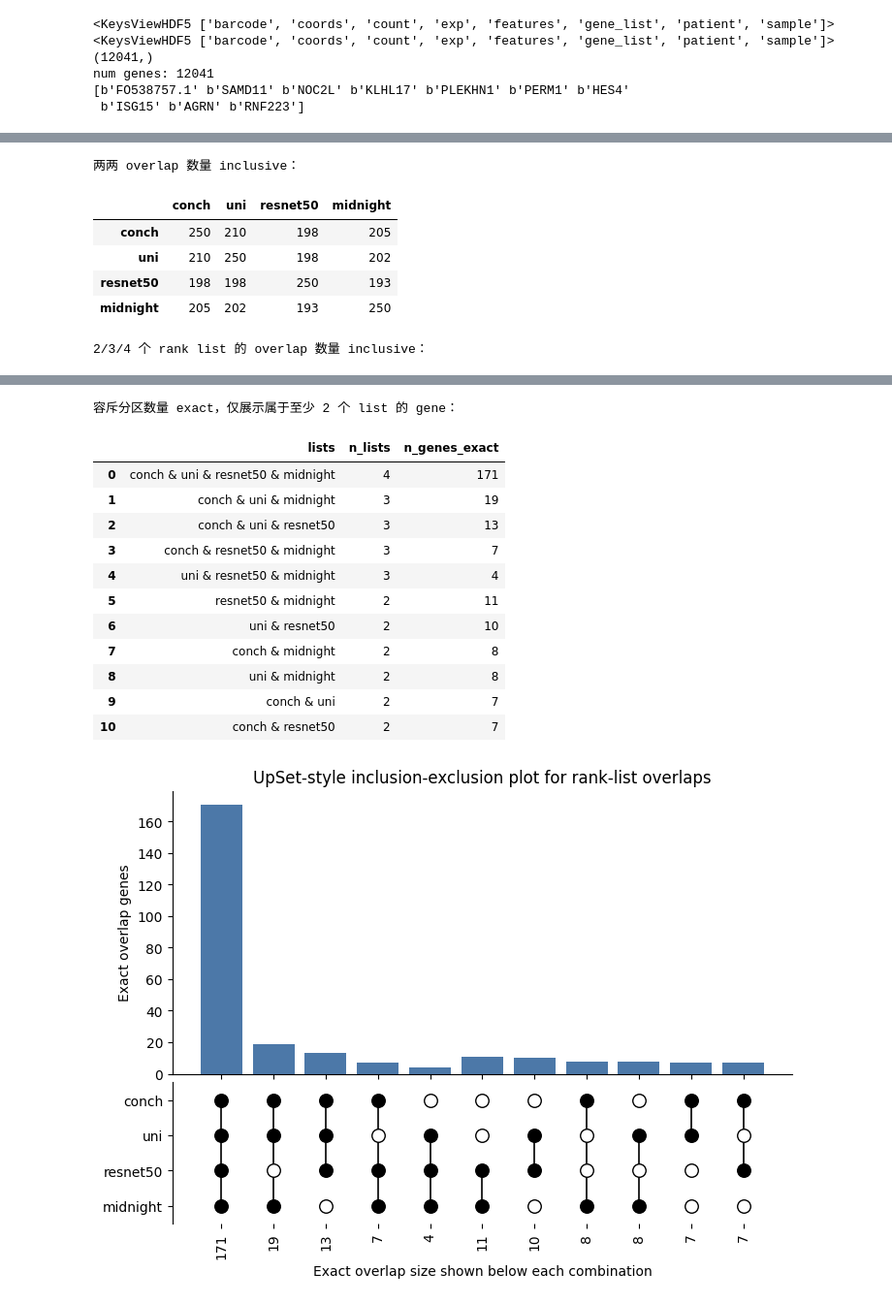
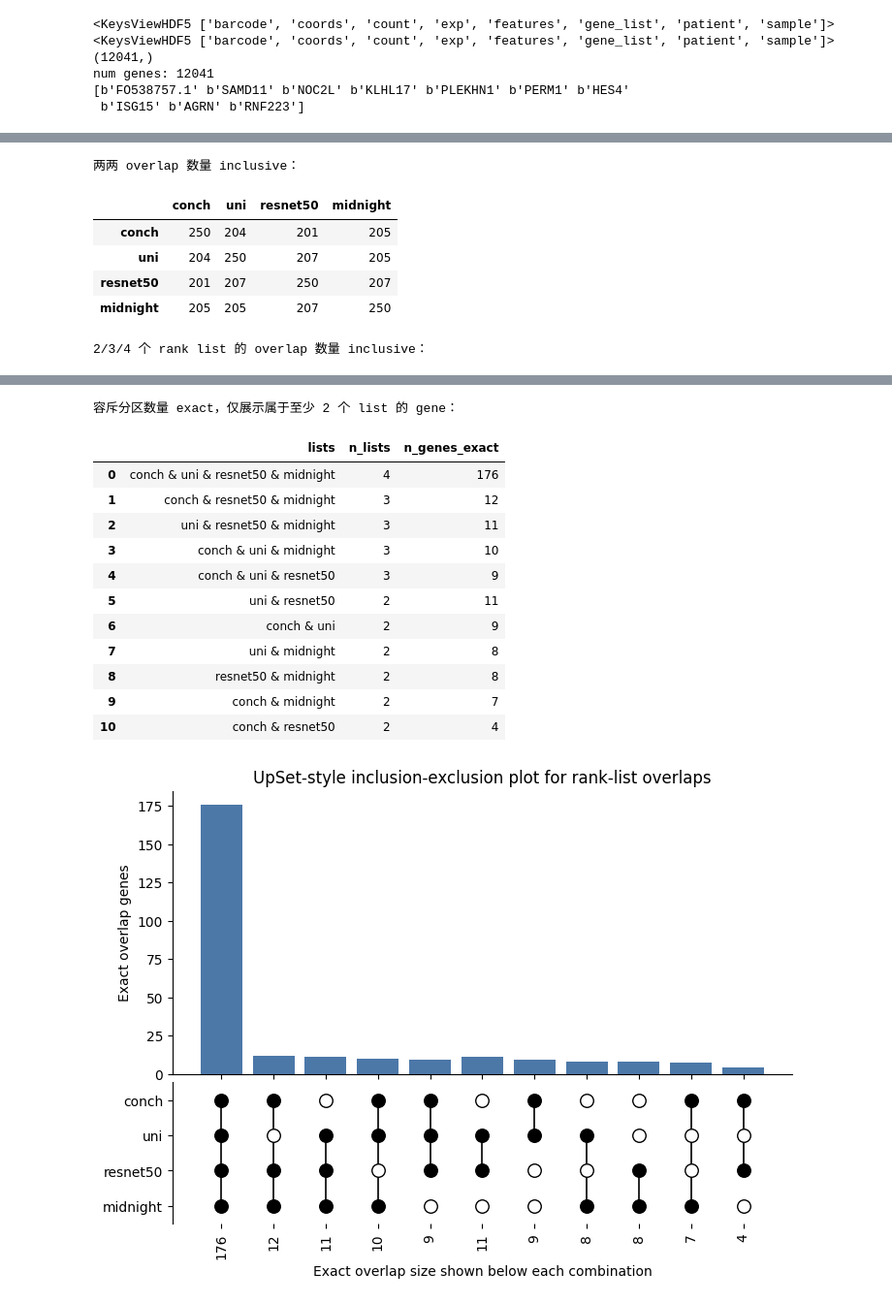
Before and after one commit to junqiwang-eng/Image-Aware-Gene-Selection, a Jupyter notebook: clustering/check.ipynb, the cells around one changed output, grey strips where cells are left out. Shown at 97% size. Saved outputs shown, nothing was run; the diff lists cells and outputs as text; code cells hidden in the pictures.

Commit message:
add visualization comparision

```diff
--- a/clustering/check.ipynb
+++ b/clustering/check.ipynb
@@ -27,7 +26,7 @@ import pandas as pd
 import scanpy as sc
 import seaborn as sns
 
-cluster_dir = "../datasets/clustered/BC1_0p3"
+cluster_dir = "../datasets/BC1/clustered/BC1"
 h5ad_files = sorted(glob.glob(os.path.join(cluster_dir, "**", "*.h5ad"), recursive=True))
 
 if not h5ad_files:
@@ -102,9 +101,9 @@ rank_dir_candidates = [Path("../datasets/rank_list"), Path("datasets/rank_list")
 rank_dir = next((path for path in rank_dir_candidates if path.exists()), rank_dir_candidates[0])
 rank_files = {
     "conch": rank_dir / "conch_fscore.json",
-    "uni": rank_dir / "uni_fscore_0p3.json",
-    "resnet50": rank_dir / "resnet50_fscore_0p3.json",
-    "midnight": rank_dir / "midnight_fscore_0p3.json",
+    "uni": rank_dir / "uni_fscore.json",
+    "resnet50": rank_dir / "resnet50_fscore.json",
+    "midnight": rank_dir / "midnight_fscore.json",
 }
 
 gene_sets = {}
@@ -218,9 +217,9 @@ midnight    250
 Name: n_genes, dtype: int64
 两两 overlap 数量 inclusive：
 |  | conch | uni | resnet50 | midnight |
-| conch | 250 | 210 | 198 | 205 |
-| uni | 210 | 250 | 198 | 202 |
-| resnet50 | 198 | 198 | 250 | 193 |
-| midnight | 205 | 202 | 193 | 250 |
+| conch | 250 | 204 | 201 | 205 |
+| uni | 204 | 250 | 207 | 205 |
+| resnet50 | 201 | 207 | 250 | 207 |
+| midnight | 205 | 205 | 207 | 250 |
 2/3/4 个 rank list 的 overlap 数量 inclusive：
 |  | n_lists | lists | n_overlap_inclusive |
@@ -238,14 +237,14 @@ Name: n_genes, dtype: int64
 容斥分区数量 exact，仅展示属于至少 2 个 list 的 gene：
 |  | lists | n_lists | n_genes_exact |
-| 0 | conch & uni & resnet50 & midnight | 4 | 171 |
-| 1 | conch & uni & midnight | 3 | 19 |
-| 2 | conch & uni & resnet50 | 3 | 13 |
-| 3 | conch & resnet50 & midnight | 3 | 7 |
-| 4 | uni & resnet50 & midnight | 3 | 4 |
-| 5 | resnet50 & midnight | 2 | 11 |
-| 6 | uni & resnet50 | 2 | 10 |
-| 7 | conch & midnight | 2 | 8 |
-| 8 | uni & midnight | 2 | 8 |
-| 9 | conch & uni | 2 | 7 |
-| 10 | conch & resnet50 | 2 | 7 |
+| 0 | conch & uni & resnet50 & midnight | 4 | 176 |
+| 1 | conch & resnet50 & midnight | 3 | 12 |
+| 2 | uni & resnet50 & midnight | 3 | 11 |
+| 3 | conch & uni & midnight | 3 | 10 |
+| 4 | conch & uni & resnet50 | 3 | 9 |
+| 5 | uni & resnet50 | 2 | 11 |
+| 6 | conch & uni | 2 | 9 |
+| 7 | uni & midnight | 2 | 8 |
+| 8 | resnet50 & midnight | 2 | 8 |
+| 9 | conch & midnight | 2 | 7 |
+| 10 | conch & resnet50 | 2 | 4 |
-[figure, old version]
+[figure, new version]
```
Also changed, not shown: parts of 6 cells of this notebook, 7 other files.
